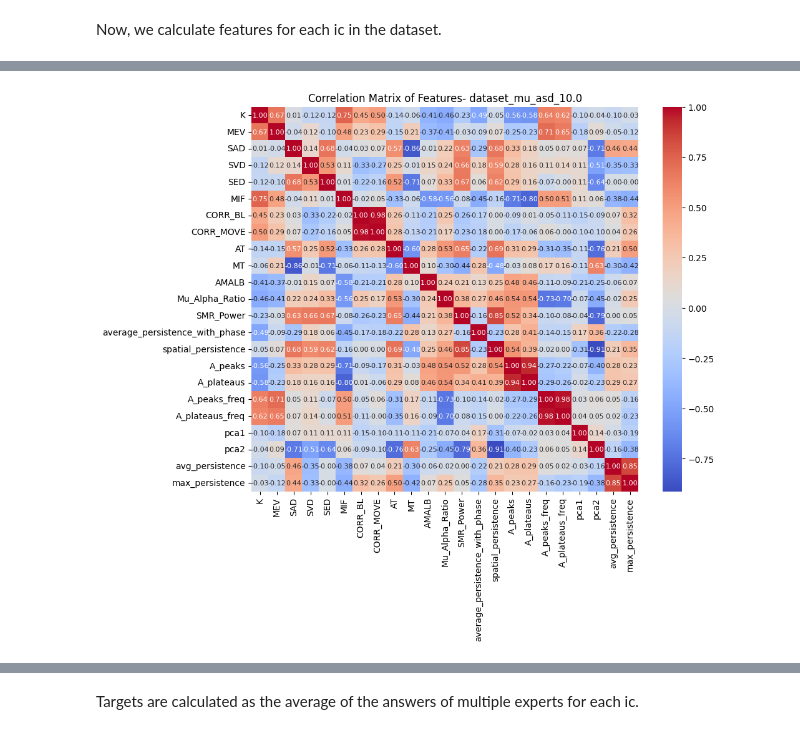
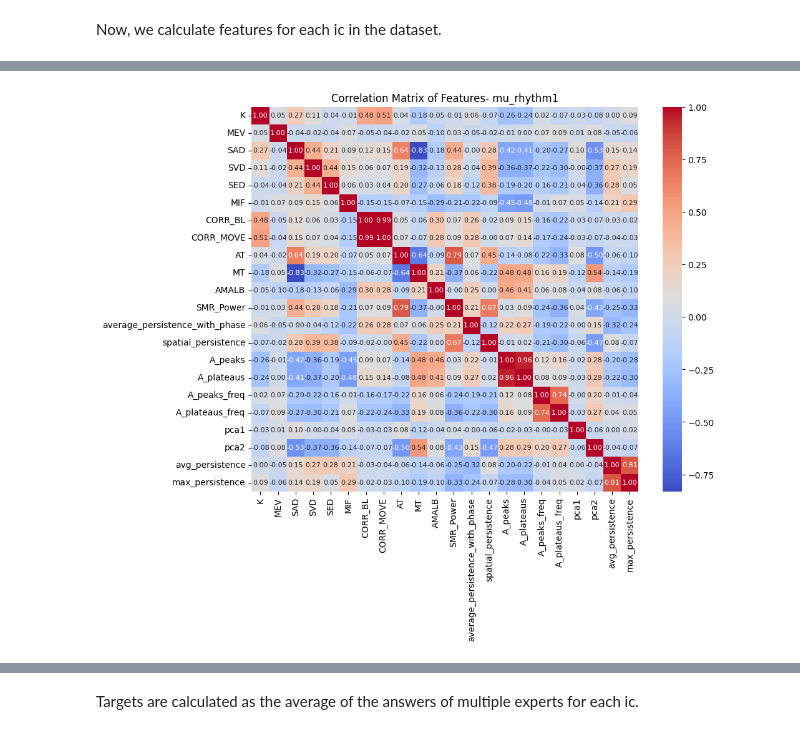
Before and after one commit to ALICE-EEG/alice-eeg-ml, a Jupyter notebook: Basic Pipeline.ipynb, the cells around one changed output, grey strips where cells are left out. Drawn from its saved outputs; the diff is of its cells as text; code cells hidden in the pictures.

```diff
--- a/Basic Pipeline.ipynb
+++ b/Basic Pipeline.ipynb
@@ -70,17 +26,0 @@ Number of matching IDs between data keys and raw_annotations: 22
-# %%
-# Convert the dictionary keys and the 'ic_id' column to sets
-data_keys = set(data.keys())
-ic_ids = set(raw_annotations['ic_id'])
-
-# Найти пересечение общих элементов
-common_ids = data_keys.intersection(ic_ids)
-
-# Оставить только строки в raw_annotations, которые имеют общие ic_id
-raw_annotations = raw_annotations[raw_annotations['ic_id'].isin(common_ids)]
-
-# Оставить только совпавшие ключи в data
-data = {key: data[key] for key in common_ids}
-
-# Вывод отфильтрованных данных
-print(f"Filtered raw_annotations:\n{raw_annotations}")
-print(f"Filtered data:\n{data}")
@@ -156,14 +33,27 @@ features
+# %%
+from alice_ml.features import build_feature_df
+
+features = {}
+
+for ds_name, ds_data in data.items():
+    features[ds_name] = build_feature_df(ds_data)
+    features[ds_name].fillna(-1, inplace=True)
+
+features['asd']
+
+features['mu_rhythm1'].to_csv('features_mu_rhythm1.csv')
+features['mu_rhythm2'].to_csv('features_mu_rhythm2.csv')
+features['asd'].to_csv('features_asd.csv')
 # %%
 import seaborn as sns
 import os
 # Computing the correlation matrix
-correlation_matrix = features.corr()
-dataset_name = os.path.basename(path)
+correlation_matrix = features['mu_rhythm1'].corr()
 
 # Visualizing the correlation matrix using a heatmap
 plt.figure(figsize=(10, 8))
 sns.heatmap(correlation_matrix, annot=True, cmap='coolwarm', fmt=".2f", annot_kws={"size": 8})
-plt.title(f'Correlation Matrix of Features- {dataset_name}')
+plt.title(f'Correlation Matrix of Features- mu_rhythm1')
 plt.show()
 # %% [output]
-[figure, old version]
+[figure, new version]
```
Also changed, not shown: parts of 59 cells of this notebook, 1 other file.
